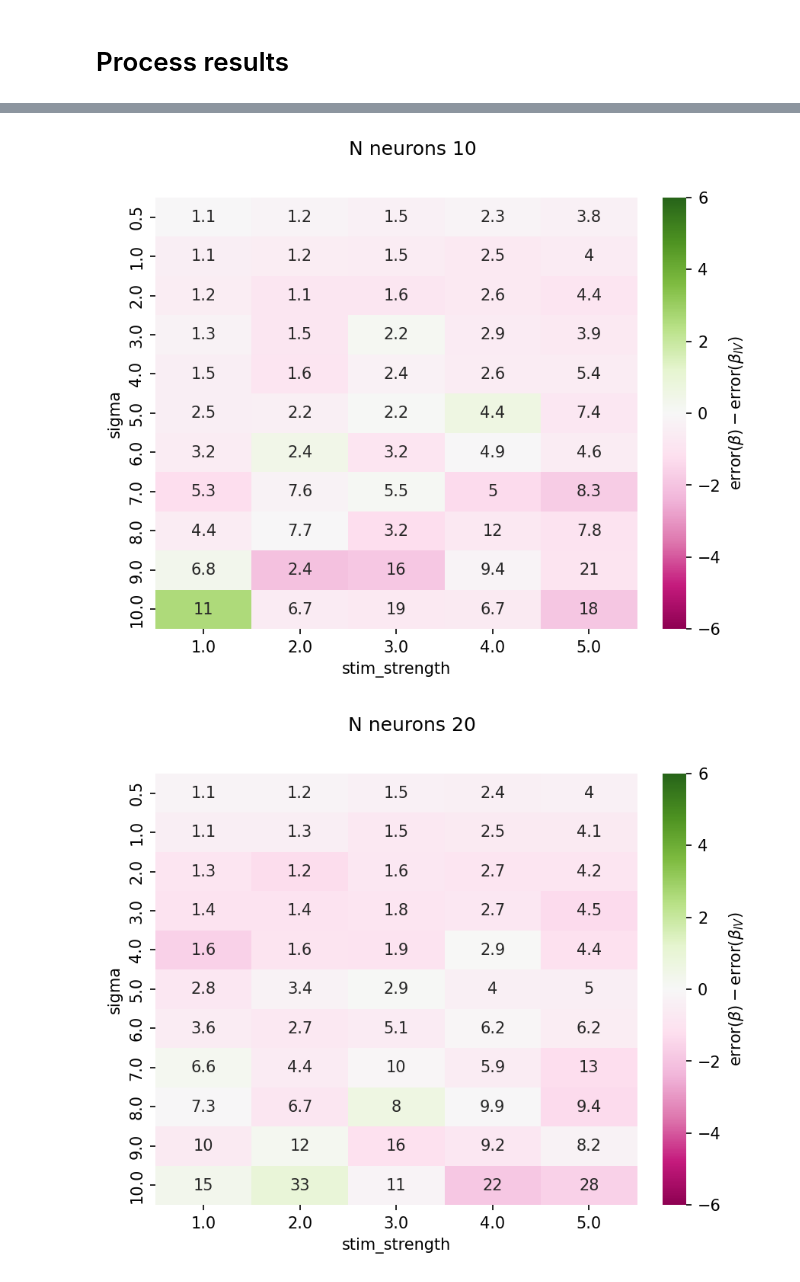
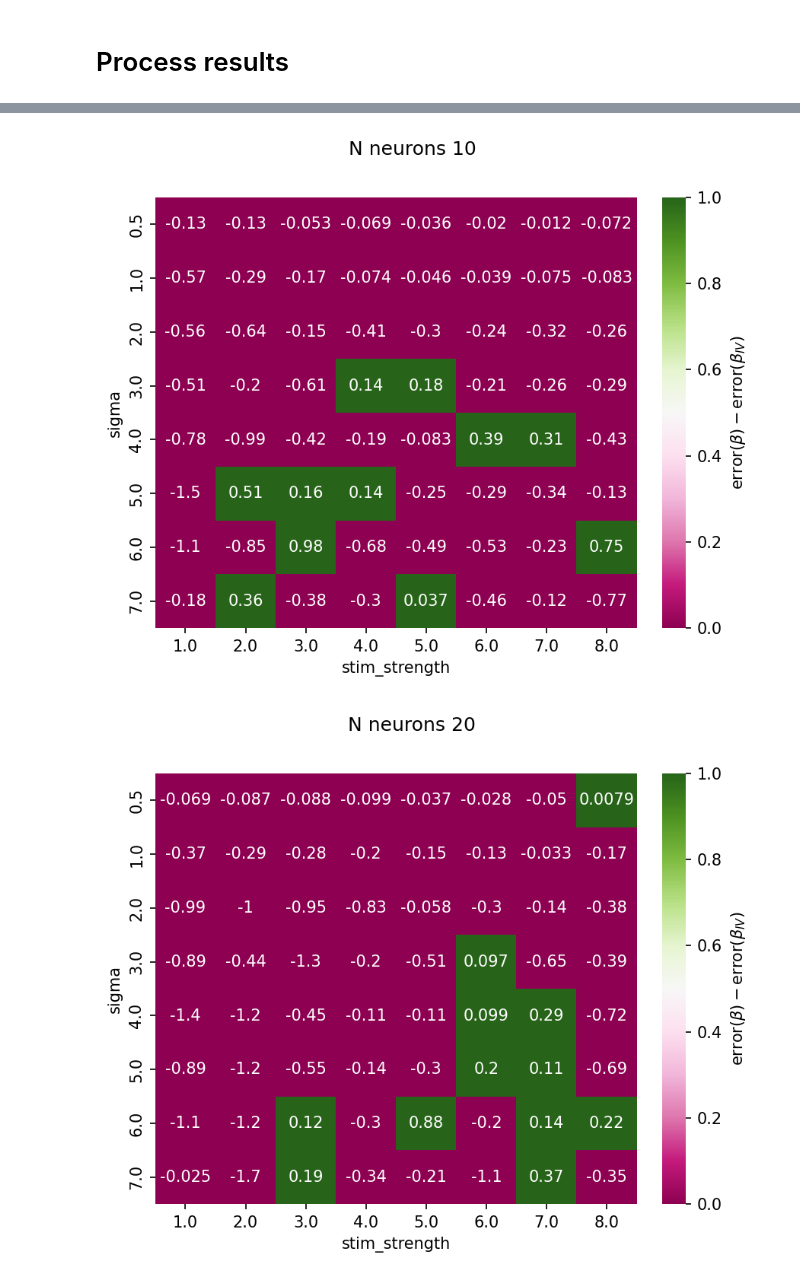
Before and after one commit to lepmik/causal-optoconnectics, a Jupyter notebook: notebooks/Figure_2.ipynb, the cells around one changed output, grey strips where cells are left out. Drawn from its saved outputs; the diff is of its cells as text; code cells hidden in the pictures.

```diff
--- a/notebooks/Figure_2.ipynb
+++ b/notebooks/Figure_2.ipynb
@@ -23,5 +25,5 @@ from causal_optoconnectics.core import Connectivity
 # %%
-data_path = pathlib.Path('/home/users/bjornmik/datasets/sweep_1/')
+data_path = pathlib.Path('/home/users/bjornmik/datasets/sweep_2/')
 # %%
 x_i, x_j = 11, 13
 y_i, y_j = 12, 19
@@ -72,19 +74,14 @@ def process(pair, trials, W, stim_index, params, n_trials=None):
     result.update(params)
     return result
 # %%
-def multi_process(W_0, trials, params, pairs=None):
+def multi_process(trials, W, stim_index, params, pairs=None):
     import multiprocessing
     from functools import partial
     if pairs is None:
-        pairs = []
-        for i in range(params['n_neurons']):
-            for j in range(params['n_neurons']):
-                if i==j:
-                    continue
-                pairs.append(f'{i}_{j}')
-    multiprocessing.freeze_support()
+        pairs = [f'{i}_{j}' for i in range(params['n_neurons']) for j in range(params['n_neurons']) if i!=j]
+
     with multiprocessing.Pool() as p:
-        results = p.map(partial(process, W_0=W_0, trials=trials, params=params), pairs)
+        results = p.map(partial(process, trials=trials, W=W, stim_index=stim_index params=params), pairs)
 
     return pd.DataFrame(results)
 # %%
@@ -95,7 +92,7 @@ def error(a, df, key):
     return df['weight'] - a * df[key]
 
 def error_norm(a, df, key):
-    return norm(error(a, df, key), ord=2)
+    return norm(error(a, df, key))
 
 def min_error(df, key):
     return minimize_scalar(error_norm, args=(df, key)).fun
@@ -143,13 +142,17 @@ for i, row in tqdm(data_df.iterrows(), total=len(data_df)):
     X = data['data']
     W_0 = data['W_0']
     W = data['W']
-    stim_index = range(len(W))[-1]
+    stim_index = len(W_0)
     params = data['params']
+
+    with open(row.path / 'params.yaml', 'w') as file:
+        yaml.dump(params, file)
+
     n_neurons = params['n_neurons']
     assert n_neurons == row.n_neurons
     trials = compute_trials_multi(X, len(W_0), stim_index)
+    np.savez(row.path / 'trials', data=trials)
 
-    np.fill_diagonal(W_0, 0)
     s_W = svd(W_0, compute_uv=False)
     data_df.loc[i, 'W_condition'] = s_W.max() / s_W.min()
     data_df.loc[i, 'W_smin'] = s_W.min()
@@ -164,9 +167,11 @@ for i, row in tqdm(data_df.iterrows(), total=len(data_df)):
 
     results_meta = process_metadata(W=W, stim_index=stim_index, params=params)
     sample_meta = results_meta.query('source_stim and not target_stim and weight >= 0')
-    sample = pd.DataFrame([process(pair=pair, W=W, stim_index=stim_index, trials=trials, params=params) for pair in sample_meta.pair.values])
-    sample = pd.DataFrame(sample)
-    sample.to_csv(data_path / 'sample.csv')
+#     sample = pd.DataFrame([process(pair=pair, W=W, stim_index=stim_index, trials=trials, params=params) for pair in sample_meta.pair.values])
+    sample = multi_process(trials=trials, W=W, stim_index=stim_index, params=params, pairs=sample_meta.pair.values)
+    sample.to_csv(row.path / 'sample.csv')
     values = pd.concat((values, sample))
-    data_df.loc[i, 'error_beta'] = min_error(sample, 'beta_did')
-    data_df.loc[i, 'error_beta_iv'] = min_error(sample, 'beta_iv_did')
+    data_df.loc[i, 'error_beta_did'] = min_error(sample, 'beta_did')
+    data_df.loc[i, 'error_beta_iv_did'] = min_error(sample, 'beta_iv_did')
+    data_df.loc[i, 'error_beta'] = min_error(sample, 'beta')
+    data_df.loc[i, 'error_beta_iv'] = min_error(sample, 'beta_iv')
@@ -221,13 +224,13 @@ sns.heatmap(sub_df.pivot('sigma', 'stim_strength', 'error_beta'), annot=sub_df.p
 # %%
 for n_neurons, df in data_df.groupby('n_neurons'):
     fig, (ax, cax) = plt.subplots(1, 2, gridspec_kw={'width_ratios':[1,0.05], 'wspace': 0.1}, figsize=(6,5))
     sns.heatmap(
-        df.pivot('sigma', 'stim_strength', 'error_diff'),
-        annot=df.pivot('sigma', 'stim_strength', 'cov_condition'),
-        cmap='PiYG', vmin=-6, vmax=6, cbar_ax=cax, ax=ax, cbar_kws={'label': r'$\mathrm{error}(\beta) - \mathrm{error}(\beta_{IV})$'})
+        df.pivot('sigma', 'stim_strength', 'error_diff') > 0,
+        annot=df.pivot('sigma', 'stim_strength', 'error_diff'),
+        cmap='PiYG', vmin=0, vmax=1, cbar_ax=cax, ax=ax, cbar_kws={'label': r'$\mathrm{error}(\beta) - \mathrm{error}(\beta_{IV})$'})
     fig.suptitle(f'N neurons {n_neurons}')
 # ax.set_ylabel('Stimulus strength')
 # ax.set_xlabel(r'$\sigma$')
 # %% [output]
-[figure, old version]
+[figure, new version]
-[figure, old version]
+[figure, new version]
```
Also changed, not shown: parts of 9 cells of this notebook, 11 other files.
